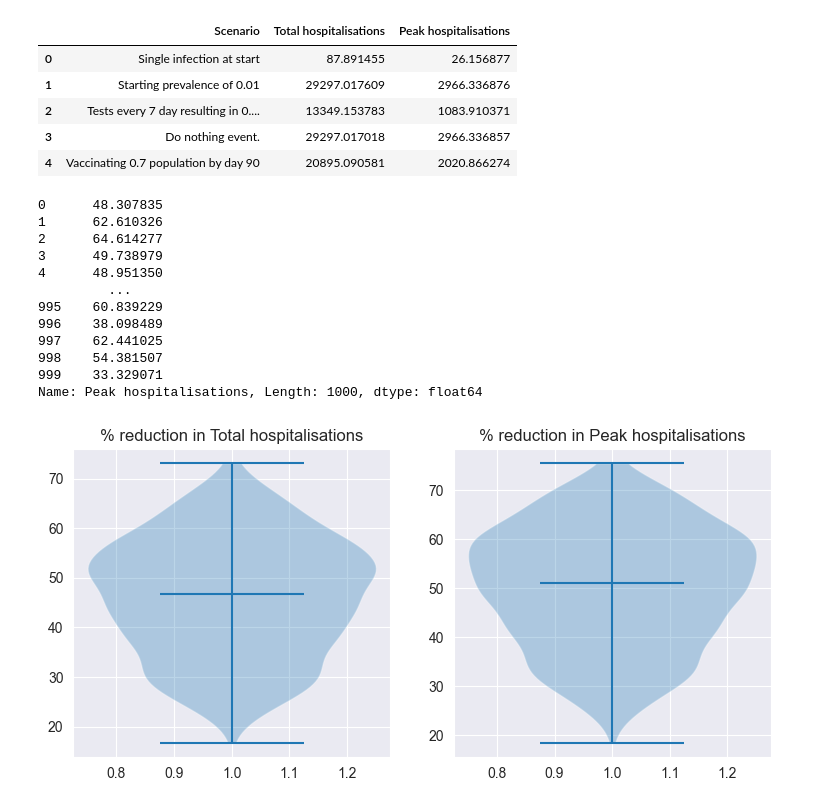
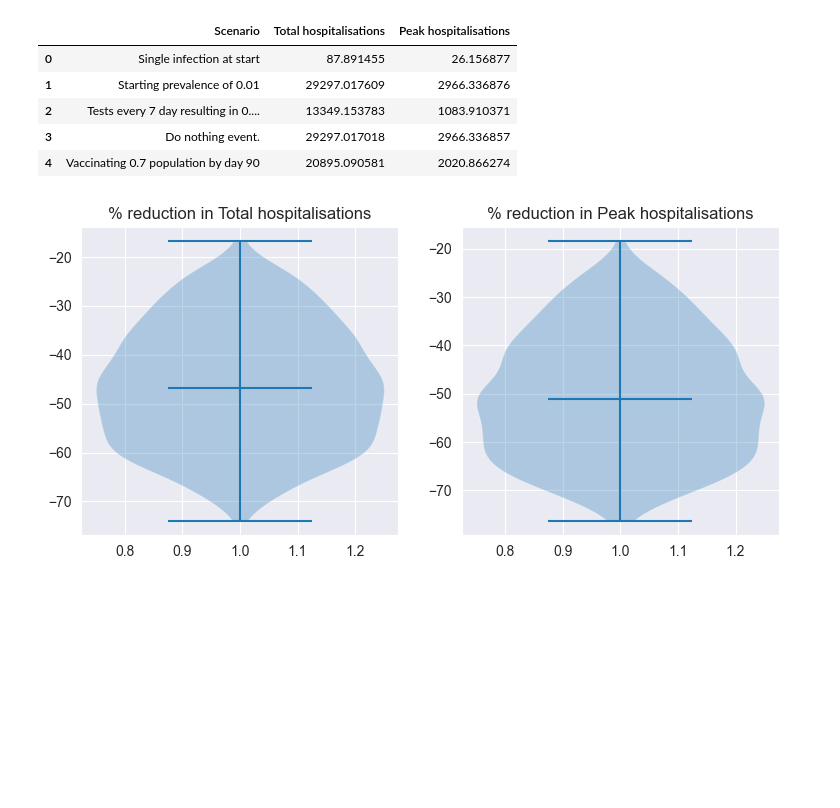
Before and after one commit to m-d-grunnill/MetaCast, a Jupyter notebook: demonstrations/Basic_Demonstration.ipynb, the cells around one changed output. Saved outputs shown, nothing was run; the diff lists cells and outputs as text; code cells hidden in the pictures; blank space fills up the shorter version.

```diff
--- a/demonstrations/Basic_Demonstration.ipynb
+++ b/demonstrations/Basic_Demonstration.ipynb
@@ -1141,32 +1144,14 @@ hospitalised_results_df
 | 3 | Do nothing event. | 29297.017018 | 2966.336857 |
 | 4 | Vaccinating 0.7 population by day 90 | 20895.090581 | 2020.866274 |
 # %%
-baseline_value = hospitalised_results_df.loc[hospitalised_results_df['Scenario']=='Starting prevalence of 0.01',result].values[0]
-to_plot = (baseline_value - results_and_sample_df[result])/baseline_value
-to_plot *= 100
-to_plot
+fig, axs = plt.subplots(nrows=1, ncols=2, figsize=(9, 4))
+for index, result in enumerate(['Total hospitalisations', 'Peak hospitalisations']):
+    baseline_value = hospitalised_results_df.loc[hospitalised_results_df['Scenario']=='Starting prevalence of 0.01',result].values[0]
+    to_plot = (results_and_sample_df[result] - baseline_value)/baseline_value
+    to_plot *= 100
+    axs[index].violinplot(to_plot,
+                          showmeans=False,
+                          showmedians=True)
+    axs[index].set_title('% reduction in ' + result)
 # %% [output]
-0      48.307835
-1      62.610326
-2      64.614277
-3      49.738979
-4      48.951350
-         ...
-995    60.839229
-996    38.098489
-997    62.441025
-998    54.381507
-999    33.329071
-Name: Peak hospitalisations, Length: 1000, dtype: float64
+[figure, added]
-# %%
-fig, axs = plt.subplots(nrows=1, ncols=2, figsize=(9, 4))
-for index, result in enumerate(['Total hospitalisations', 'Peak hospitalisations']):
-    baseline_value = hospitalised_results_df.loc[hospitalised_results_df['Scenario']=='Starting prevalence of 0.01',result].values[0]
-    to_plot = (baseline_value - results_and_sample_df[result])/baseline_value
-    to_plot *= 100
-    axs[index].violinplot(to_plot,
-                          showmeans=False,
-                          showmedians=True)
-    axs[index].set_title('% reduction in ' + result)
-# %% [output]
-[figure, removed]
```
Also changed, not shown: parts of 29 cells of this notebook, 1 other file.
